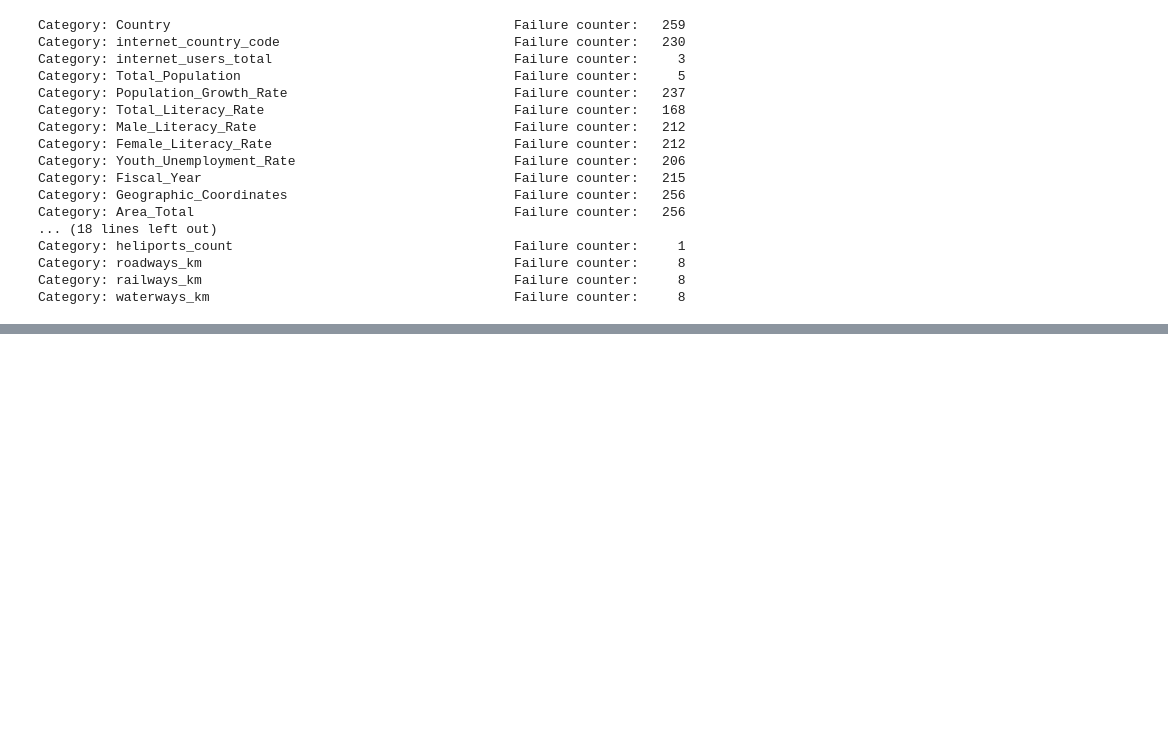
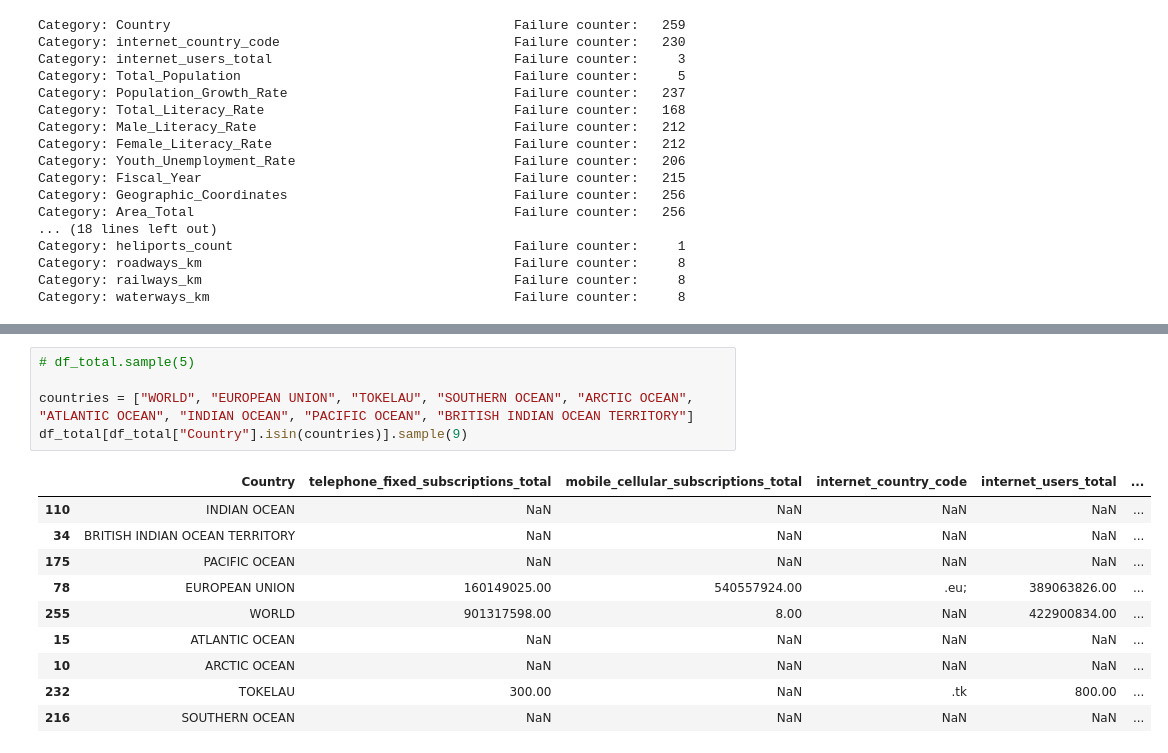
Before and after one commit to Kwan-Lam/Visualization, a Jupyter notebook: JBI100_Data_Exploration.ipynb, the cells around one changed output, grey strips where cells are left out. Cells and saved outputs as stored; diff of their text form; blank space fills up the shorter version.

```diff
--- a/JBI100_Data_Exploration.ipynb
+++ b/JBI100_Data_Exploration.ipynb
@@ -470,0 +541,16 @@ df_total.sample(5)
+# %%
+# df_total.sample(5)
+
+countries = ["WORLD", "EUROPEAN UNION", "TOKELAU", "SOUTHERN OCEAN", "ARCTIC OCEAN", "ATLANTIC OCEAN", "INDIAN OCEAN", "PACIFIC OCEAN", "BRITISH INDIAN OCEAN TERRITORY"]
+df_total[df_total["Country"].isin(countries)].sample(9)
+# %% [output]
+|  | Country | telephone_fixed_subscriptions_total | mobile_cellular_subscriptions_total | internet_country_code | internet_users_total | ... |
+| 110 | INDIAN OCEAN | NaN | NaN | NaN | NaN | ... |
+| 34 | BRITISH INDIAN OCEAN TERRITORY | NaN | NaN | NaN | NaN | ... |
+| 175 | PACIFIC OCEAN | NaN | NaN | NaN | NaN | ... |
+| 78 | EUROPEAN UNION | 160149025.00 | 540557924.00 | .eu; | 389063826.00 | ... |
+| 255 | WORLD | 901317598.00 | 8.00 | NaN | 422900834.00 | ... |
+| 15 | ATLANTIC OCEAN | NaN | NaN | NaN | NaN | ... |
+| 10 | ARCTIC OCEAN | NaN | NaN | NaN | NaN | ... |
+| 232 | TOKELAU | 300.00 | NaN | .tk | 800.00 | ... |
+| 216 | SOUTHERN OCEAN | NaN | NaN | NaN | NaN | ... |
```
Also changed, not shown: parts of 24 cells of this notebook.
